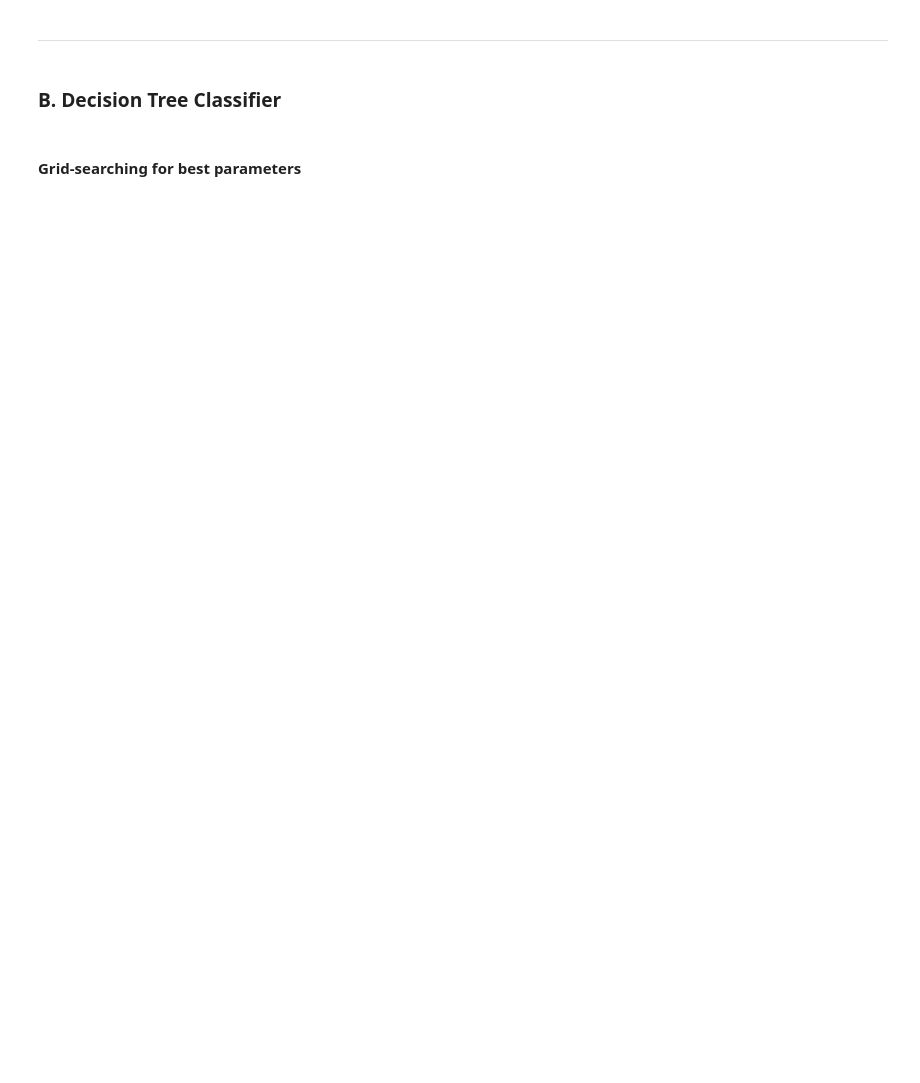
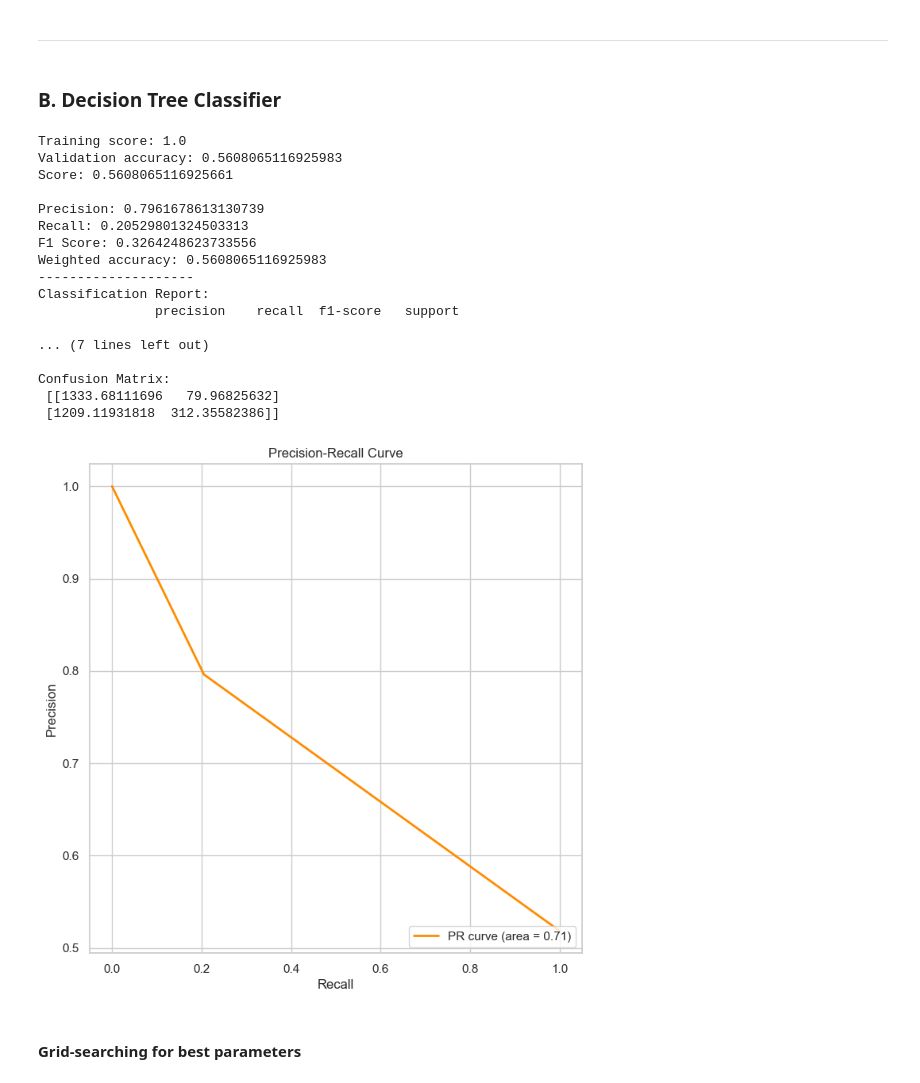
Before and after one commit to briannlin/184a_stroke_prediction, a Jupyter notebook: stroke_prediction.ipynb, the cells around one changed output. Cells and saved outputs as stored; diff of their text form; code cells hidden in the pictures; blank space fills up the shorter version.

```diff
--- a/stroke_prediction.ipynb
+++ b/stroke_prediction.ipynb
@@ -456,7 +469,8 @@ Confusion Matrix:
 Improved precision, recall, and weighted accuracy.
 # %%
 # Fitting the model using the synthetic samples
+X_tr, X_te, y_tr, y_te, w_tr, w_te = train_test_weight_data()
 X_res, y_res = smote_sample(X_tr, y_tr)
 
-do_logistic_regression(X_res, y_res, X_te, y_te, w_te)
+do_logistic_regression(X_res, y_res, X_te, y_te, None, w_te)
 # %% [output]
@@ -551,6 +593,53 @@ joblib.dump(log_reg_grid_search, 'log_reg_grid_search_object.joblib')
 <hr style="border:2px solid gray">
 # %% [markdown]
 ### B. Decision Tree Classifier
+# %%
+from sklearn.tree import DecisionTreeClassifier
+
+def do_decision_tree_classification(X_tr, y_tr, X_te, y_te, w_tr, w_te):
+    dt_model = DecisionTreeClassifier()
+
+    # Train the model
+    dt_model.fit(X_tr, y_tr)
+
+    # Training weighted accuracy
+    y_pred_tr = dt_model.predict(X_tr)
+    if w_tr:
+        print(f"Training accuracy: {weight_accuracy(y_pred_tr, y_tr, w_tr)}")
+    else:
+        print(f"Training score: {dt_model.score(X_tr, y_tr)}")
+
+    # Validation weighted accuracy
+    y_pred_te = dt_model.predict(X_te)
+    print(f"Validation accuracy: {weight_accuracy(y_pred_te, y_te, w_te)}")
+
+    print(f"Score: {dt_model.score(X_te, y_te, sample_weight=w_te)}\n")
+    eval_model(y_pred_te, y_te, w_te)
+# %%
+# Fitting the model using the synthetic samples
+X_tr, X_te, y_tr, y_te, w_tr, w_te = train_test_weight_data()
+X_res, y_res = smote_sample(X_tr, y_tr)
+
+do_decision_tree_classification(X_res, y_res, X_te, y_te, None, w_te)
+# %% [output]
+Training score: 1.0
+Validation accuracy: 0.5608065116925983
+Score: 0.5608065116925661
+
+Precision: 0.7961678613130739
+Recall: 0.20529801324503313
+F1 Score: 0.3264248623733556
+Weighted accuracy: 0.5608065116925983
+--------------------
+Classification Report:
+               precision    recall  f1-score   support
+
+... (7 lines left out)
+
+Confusion Matrix:
+ [[1333.68111696   79.96825632]
+ [1209.11931818  312.35582386]]
+[figure, added]
 # %% [markdown]
 #### Grid-searching for best parameters
 # %%
```
Also changed, not shown: parts of 36 cells of this notebook.
